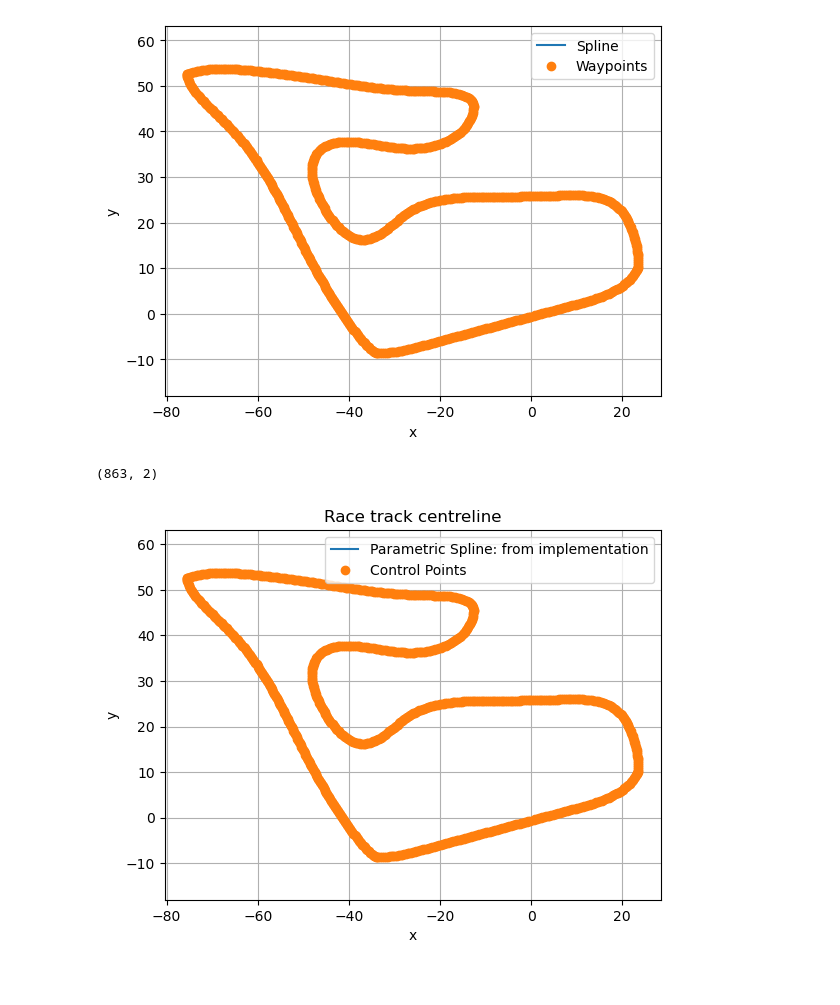
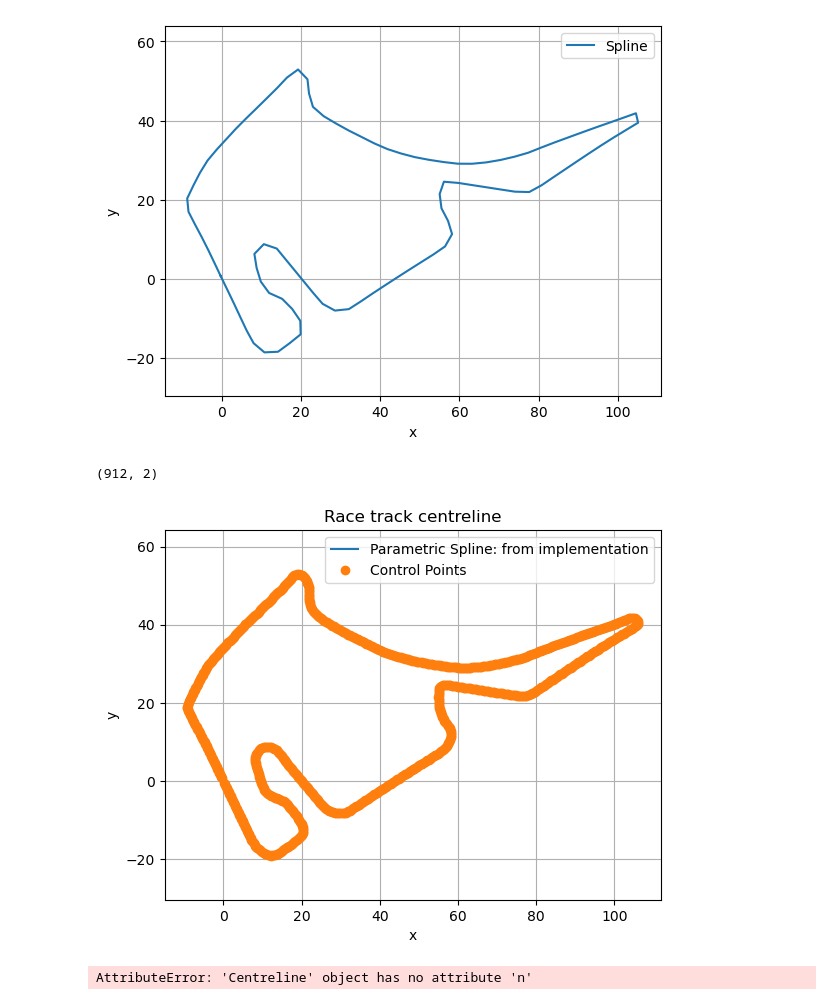
Before and after one commit to SwaminathanSK/minimum_curvature_planner_jax, a Jupyter notebook: minimum_curvature_planner/algorithm/matplotlib_plotting.ipynb, the cells around one changed output. Cells and saved outputs as stored; diff of their text form; code cells hidden in the pictures.

```diff
--- a/minimum_curvature_planner/algorithm/matplotlib_plotting.ipynb
+++ b/minimum_curvature_planner/algorithm/matplotlib_plotting.ipynb
@@ -34,19 +34,19 @@ def matplotlib_visualize_splines(points: np.ndarray, line_label: str, points_lab
     plt.axis('equal')  # Ensure the x and y axes have the same scale
 # %%
 import pandas
-waypoints_csv = pandas.read_csv('../../Spielberg_waypoints.csv')
+waypoints_csv = pandas.read_csv('../../Hockenheim_waypoints.csv')
 from matrices import *
 points = waypoints_csv.values
 matplotlib_visualize_splines(points, 'Spline', 'Waypoints', is_loop=True)
 plt.show()
 print(points.shape)
 # %% [output]
-[figure, old version]
+[figure, new version]
-(863, 2)
+(912, 2)
 # %%
 from perception_data import Centreline
 
-centreline = Centreline(points.shape[0], points, 3*np.ones(points.shape[0]), 0.2)
+centreline = Centreline(points.shape[0], points, 0.8*np.ones(points.shape[0]), 0.2)
 
 def coords(t, a, b, c, d):
     t_floor = np.int32(t)
@@ -87,37 +87,37 @@ def implemented_visualize_splines(points: np.ndarray, line_label: str, points_la
     plt.axis('equal')  # Ensure the x and y axes have the same scale
 
 def implemented_visualize_splines_deg2(points: np.ndarray, line_label: str, points_label: str, show_control_points: bool = False, dashed: bool = False):
-    Ainv = matAInv_deg2(points.shape[0])
+    Ainv = matAInv_deg2_not_pseudo(points.shape[0])
     centreline = Centreline(points.shape[0], points, None, None)
-    abc_x = (Ainv @ q_comp_deg2(centreline, 0)).reshape((-1, 3))
-    abc_y = (Ainv @ q_comp_deg2(centreline, 1)).reshape((-1, 3))
+    abc_x = (Ainv @ q_comp_deg2_not_pseudo(centreline, 0)).reshape((-1, 3))
+    abc_y = (Ainv @ q_comp_deg2_not_pseudo(centreline, 1)).reshape((-1, 3))
 
     # Define the parametric points (x and y coordinates)
     t_points = np.arange(points.shape[0])
     x_points = np.array(points[:, 0])
     y_points = np.array(points[:, 1])
 
     # Generate values of t for plotting the spline
     t_fine = np.linspace(t_points[0], t_points[-1] + 1, 1000)
 
     # Evaluate the splines to get the points on the curve
     x_fine = coords_deg2(t_fine, abc_x[:, 0], abc_x[:, 1], abc_x[:, 2])
     y_fine = coords_deg2(t_fine, abc_y[:, 0], abc_y[:, 1], abc_y[:, 2])
 
     # Plot the parametric spline
     if dashed: plt.plot(x_fine, y_fine, '--', label=line_label)
     else: plt.plot(x_fine, y_fine, label=line_label)
     if show_control_points: plt.plot(x_points, y_points, 'o', label=points_label)
     plt.xlabel('x')
     plt.ylabel('y')
     plt.legend()
     plt.grid(True)
     plt.axis('equal')  # Ensure the x and y axes have the same scale
 
 plt.title('Race track centreline')
 implemented_visualize_splines(centreline.p, 'Parametric Spline: from implementation', 'Control Points', True)
 plt.show()
 # %% [output]
-[figure, old version]
+[figure, new version]
 # %%
 import cvxpy as cp
@@ -128,3 +124,26 @@ alpha = solve_for_alpha(centreline)
+# %%
+from solve_qp import solve_for_alpha, solve_for_alpha_deg2
+
+# alpha = solve_for_alpha(centreline)
+
+points_centreline = centreline.p
+points_boundary_max = centreline.p + centreline.n * np.repeat(centreline.half_w_tr, 2, axis=0).reshape((-1, 2))
+points_boundary_min = centreline.p - centreline.n * np.repeat(centreline.half_w_tr, 2, axis=0).reshape((-1, 2))
+
+implemented_visualize_splines(centreline.p, 'Centreline from implementation', 'Control Points: Centreline from implementation', dashed=True)
+implemented_visualize_splines(points_boundary_max, 'Outer boundary from implementation', 'Control Points: Outer boundary from implementation')
+implemented_visualize_splines(points_boundary_min, 'Inner boundary from implementation', 'Control Points: Inner boundary from implementation')
+
+
+alpha = solve_for_alpha_deg2(centreline)
+points_centreline = centreline.p
+points_boundary_max = centreline.p + centreline.n * np.repeat(centreline.half_w_tr, 2, axis=0).reshape((-1, 2))
+points_boundary_min = centreline.p - centreline.n * np.repeat(centreline.half_w_tr, 2, axis=0).reshape((-1, 2))
+implemented_visualize_splines(centreline.p, 'Centreline from implementation', 'Control Points: Centreline from implementation', dashed=True)
+implemented_visualize_splines(points_boundary_max, 'Outer boundary from implementation', 'Control Points: Outer boundary from implementation')
+implemented_visualize_splines(points_boundary_min, 'Inner boundary from implementation', 'Control Points: Inner boundary from implementation')
+# %% [output]
+AttributeError: 'Centreline' object has no attribute 'n'
 # %%
 def points_raceline(centreline: Centreline, alpha: np.ndarray):
     return centreline.p + centreline.n * np.repeat(alpha, 2, axis=0).reshape((-1, 2))
```
Also changed, not shown: parts of 3 cells of this notebook, 6 other files.
